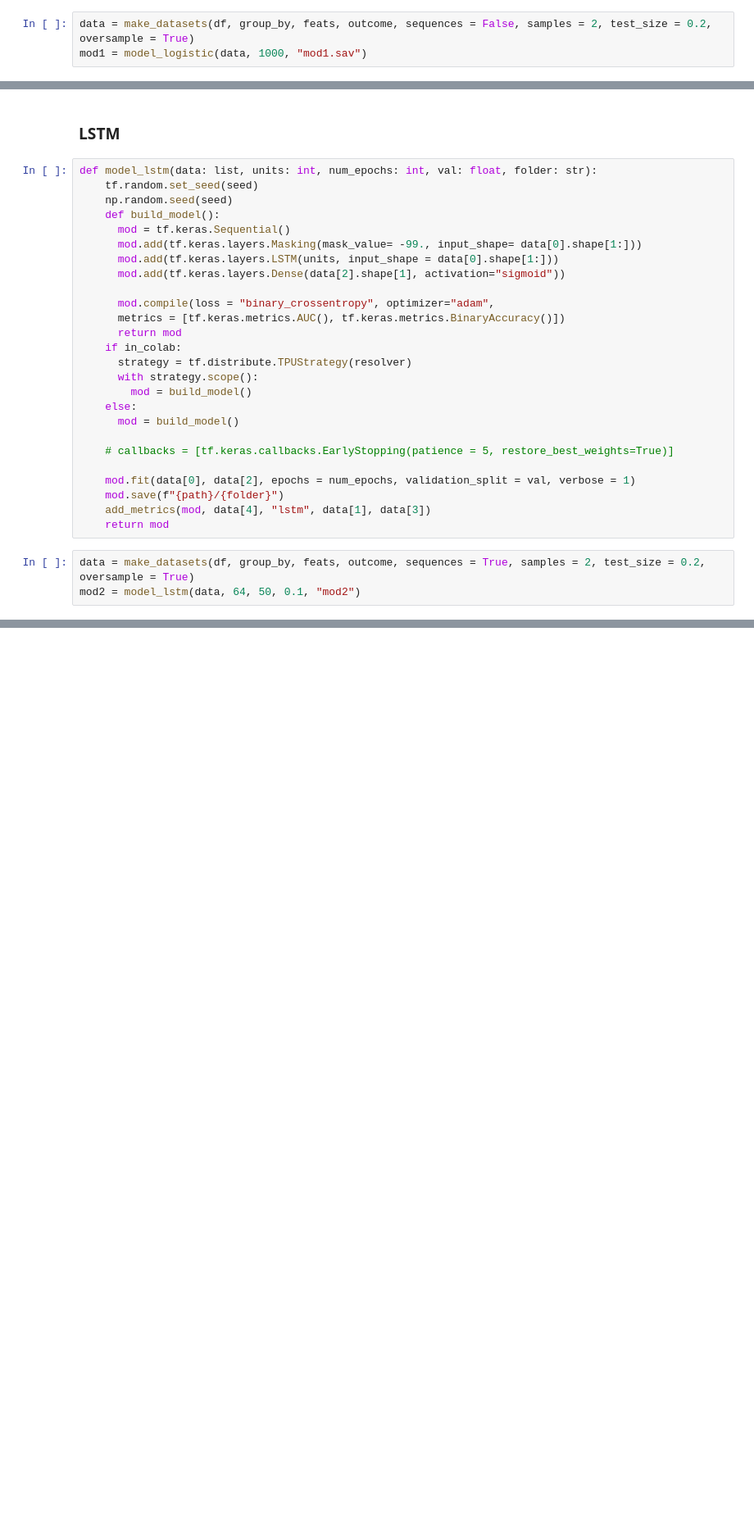
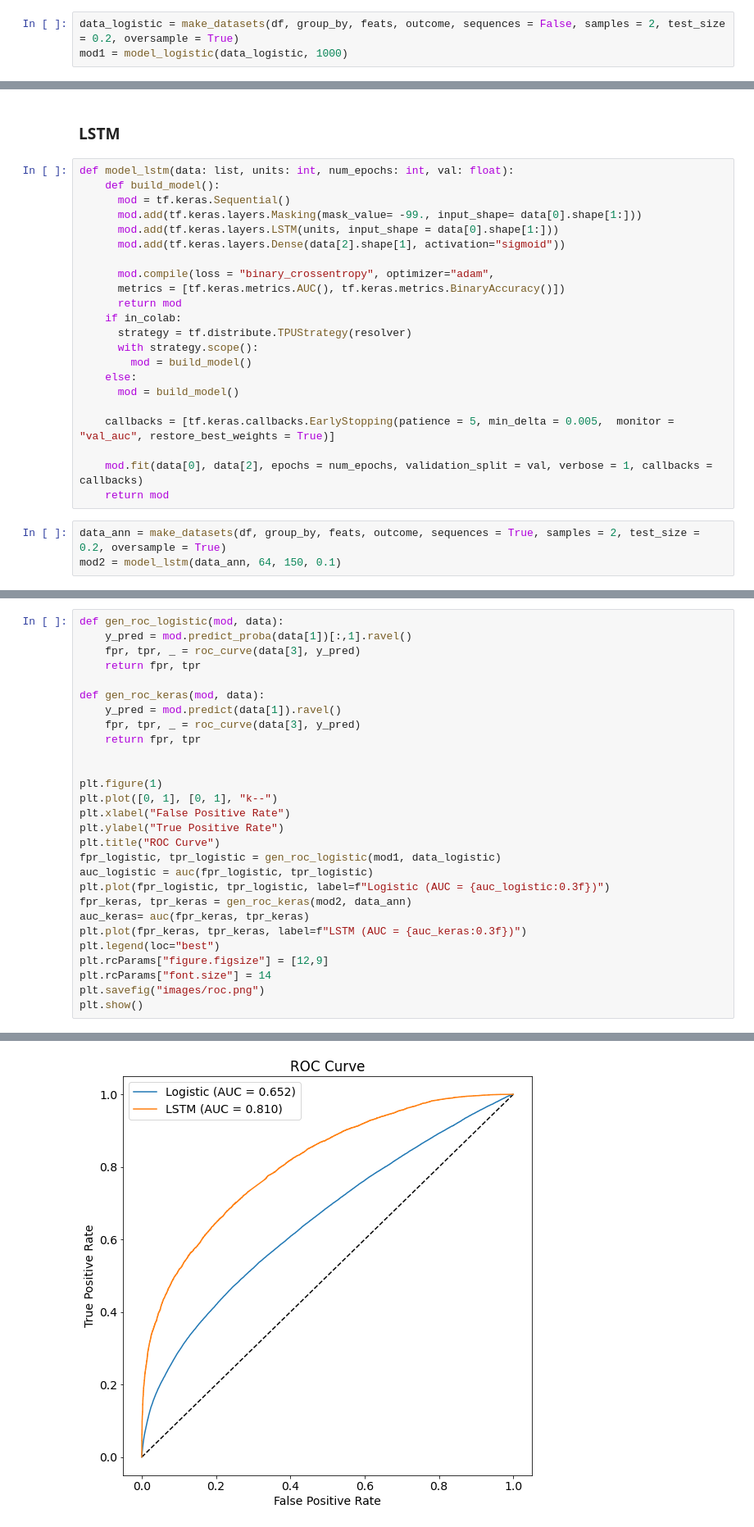
Before and after one commit to jskaza/nfl-big-data-bowl-2023, a Jupyter notebook: pressure_probability_models.ipynb, the cells around one changed output, grey strips where cells are left out. Shown at 82% size. Drawn from its saved outputs; the diff is of its cells as text; blank space fills up the shorter version.

```diff
--- a/pressure_probability_models.ipynb
+++ b/pressure_probability_models.ipynb
@@ -184,4 +165,4 @@ def model_logistic(data: list, max_iter: int, file: str):
     return mod
 # %%
-data = make_datasets(df, group_by, feats, outcome, sequences = False, samples = 2, test_size = 0.2, oversample = True)
-mod1 = model_logistic(data, 1000, "mod1.sav")
+data_logistic = make_datasets(df, group_by, feats, outcome, sequences = False, samples = 2, test_size = 0.2, oversample = True)
+mod1 = model_logistic(data_logistic, 1000)
@@ -188,9 +172,7 @@ mod1 = model_logistic(data, 1000, "mod1.sav")
 # %% [markdown]
 ### LSTM
 # %%
-def model_lstm(data: list, units: int, num_epochs: int, val: float, folder: str):
-    tf.random.set_seed(seed)
-    np.random.seed(seed)
+def model_lstm(data: list, units: int, num_epochs: int, val: float):
     def build_model():
       mod = tf.keras.Sequential()
       mod.add(tf.keras.layers.Masking(mask_value= -99., input_shape= data[0].shape[1:]))
@@ -207,13 +189,11 @@ def model_lstm(data: list, units: int, num_epochs: int, val: float, folder: str)
     else:
       mod = build_model()
 
-    # callbacks = [tf.keras.callbacks.EarlyStopping(patience = 5, restore_best_weights=True)]
+    callbacks = [tf.keras.callbacks.EarlyStopping(patience = 5, min_delta = 0.005,  monitor = "val_auc", restore_best_weights = True)]
 
-    mod.fit(data[0], data[2], epochs = num_epochs, validation_split = val, verbose = 1)
-    mod.save(f"{path}/{folder}")
-    add_metrics(mod, data[4], "lstm", data[1], data[3])
+    mod.fit(data[0], data[2], epochs = num_epochs, validation_split = val, verbose = 1, callbacks = callbacks)
     return mod
 # %%
-data = make_datasets(df, group_by, feats, outcome, sequences = True, samples = 2, test_size = 0.2, oversample = True)
-mod2 = model_lstm(data, 64, 50, 0.1, "mod2")
+data_ann = make_datasets(df, group_by, feats, outcome, sequences = True, samples = 2, test_size = 0.2, oversample = True)
+mod2 = model_lstm(data_ann, 64, 150, 0.1)
 # %% [output]
@@ -230,0 +219,29 @@ Epoch 6/50
+# %%
+def gen_roc_logistic(mod, data):
+    y_pred = mod.predict_proba(data[1])[:,1].ravel()
+    fpr, tpr, _ = roc_curve(data[3], y_pred)
+    return fpr, tpr
+
+def gen_roc_keras(mod, data):
+    y_pred = mod.predict(data[1]).ravel()
+    fpr, tpr, _ = roc_curve(data[3], y_pred)
+    return fpr, tpr
+
+
+plt.figure(1)
+plt.plot([0, 1], [0, 1], "k--")
+plt.xlabel("False Positive Rate")
+plt.ylabel("True Positive Rate")
+plt.title("ROC Curve")
+fpr_logistic, tpr_logistic = gen_roc_logistic(mod1, data_logistic)
+auc_logistic = auc(fpr_logistic, tpr_logistic)
+plt.plot(fpr_logistic, tpr_logistic, label=f"Logistic (AUC = {auc_logistic:0.3f})")
+fpr_keras, tpr_keras = gen_roc_keras(mod2, data_ann)
+auc_keras= auc(fpr_keras, tpr_keras)
+plt.plot(fpr_keras, tpr_keras, label=f"LSTM (AUC = {auc_keras:0.3f})")
+plt.legend(loc="best")
+plt.rcParams["figure.figsize"] = [12,9]
+plt.rcParams["font.size"] = 14
+plt.savefig("images/roc.png")
+plt.show()
+# %% [output]
@@ -230,0 +249 @@ Epoch 6/50
+[figure, added]
```
Also changed, not shown: parts of 25 cells of this notebook, 1 other file.
